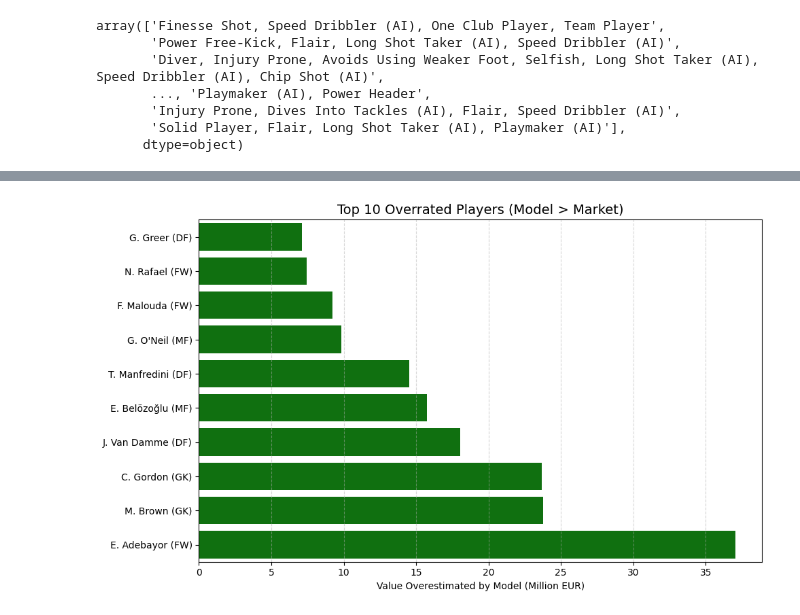
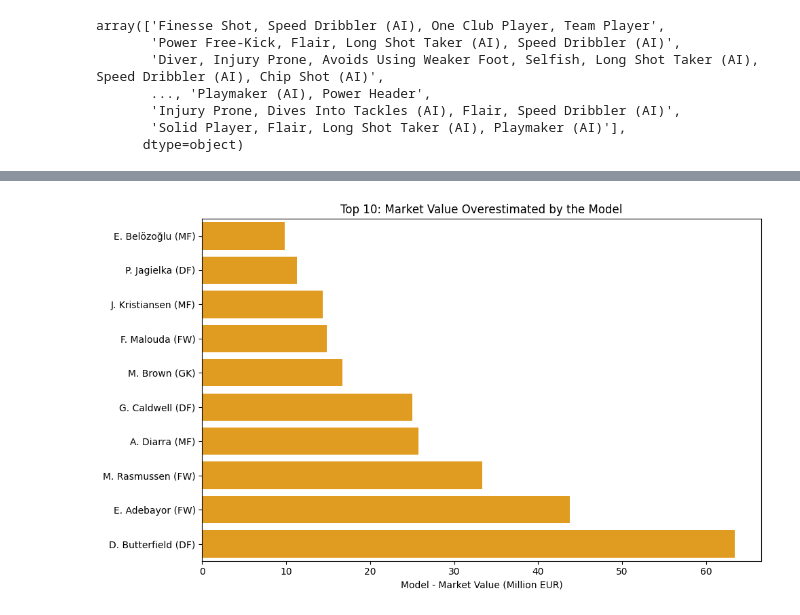
Before and after one commit to hoangbui93/Decoding-Modern-Football-Tactics-Talent-and-Transfer-Value, a Jupyter notebook: 🎓_Graduation_Project.ipynb, the cells around one changed output, grey strips where cells are left out. Cells and saved outputs as stored; diff of their text form; code cells hidden in the pictures.

```diff
--- a/🎓_Graduation_Project.ipynb
+++ b/🎓_Graduation_Project.ipynb
@@ -1644,6 +1692,9 @@ pos_group_dummies = pd.get_dummies(ff23_df['position_group'], prefix='', prefix_
 
 # Merge into original DataFrame
 ff23_df = pd.concat([ff23_df, pos_group_dummies], axis=1)
+# %%
+# Remove N/A value in market_value_in_eur (6%)
+ff23_df = ff23_df[ff23_df['market_value_in_eur'].notna()]
 # %%
 ff23_df.info(verbose=True)
 # %% [output]
@@ -1667,6 +1718,6 @@ memory usage: 58.5+ MB
 # %%
 # Target variable
-y = ff23_df['value_eur']
+y = ff23_df['market_value_in_eur']
 
 # Factors
 cols_to_exclude = [
@@ -1923,21 +1963,16 @@ TOP 10 UNDERRATED Players (Model value < Market value):
 # %%
-# Prepare data
-underrated_plot = top_underrated.sort_values(by='error', ascending=True).copy()
-underrated_plot['error_million'] = underrated_plot['error'] / 1e6
+# Chart 1 – Overestimated
+plot_over = top_over.copy().sort_values(by='value_gap', ascending=True)
+plot_over['value_gap_mil'] = plot_over['value_gap'] / 1e6
+plot_over['label'] = plot_over['short_name'] + ' (' + plot_over['position_group'] + ')'
 
-# Add position info into player name
-underrated_plot = underrated_plot.merge(ff23_df[['player_id', 'position_group']], on='player_id', how='left')
-underrated_plot['name_position'] = underrated_plot['short_name'] + ' (' + underrated_plot['position_group'] + ')'
-
-# Draw chart
 plt.figure(figsize=(10, 6))
-sns.barplot(data=underrated_plot, x='error_million', y='name_position', color='green')
-
-plt.title("Top 10 Overrated Players (Model > Market)", fontsize=14)
-plt.xlabel("Value Overestimated by Model (Million EUR)")
+sns.barplot(data=plot_over, x='value_gap_mil', y='label', color='orange')
+plt.axvline(0, color='black', linestyle='--')
+plt.title("Top 10: Market Value Overestimated by the Model")
+plt.xlabel("Model - Market Value (Million EUR)")
 plt.ylabel("")
-plt.grid(axis='x', linestyle='--', alpha=0.5)
 plt.tight_layout()
 plt.show()
 # %% [output]
-[figure, old version]
+[figure, new version]
```
Also changed, not shown: parts of 35 cells of this notebook, 2 other files.
